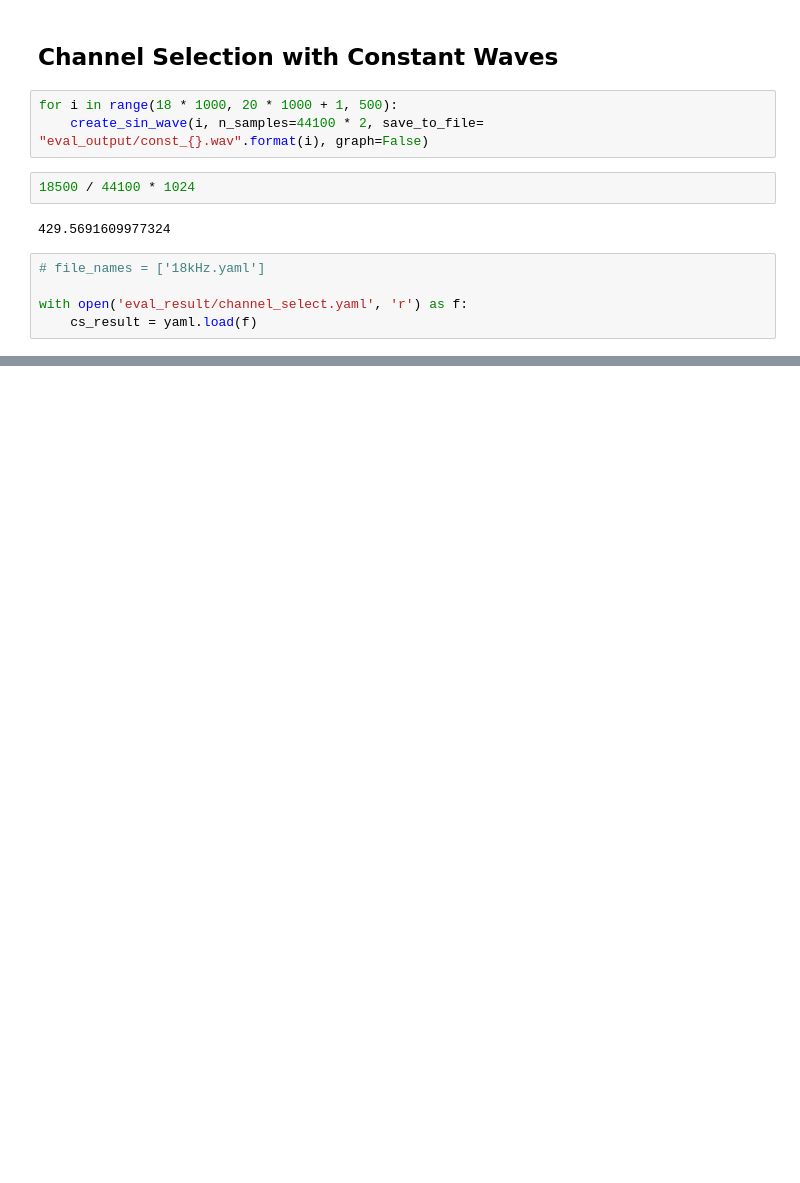
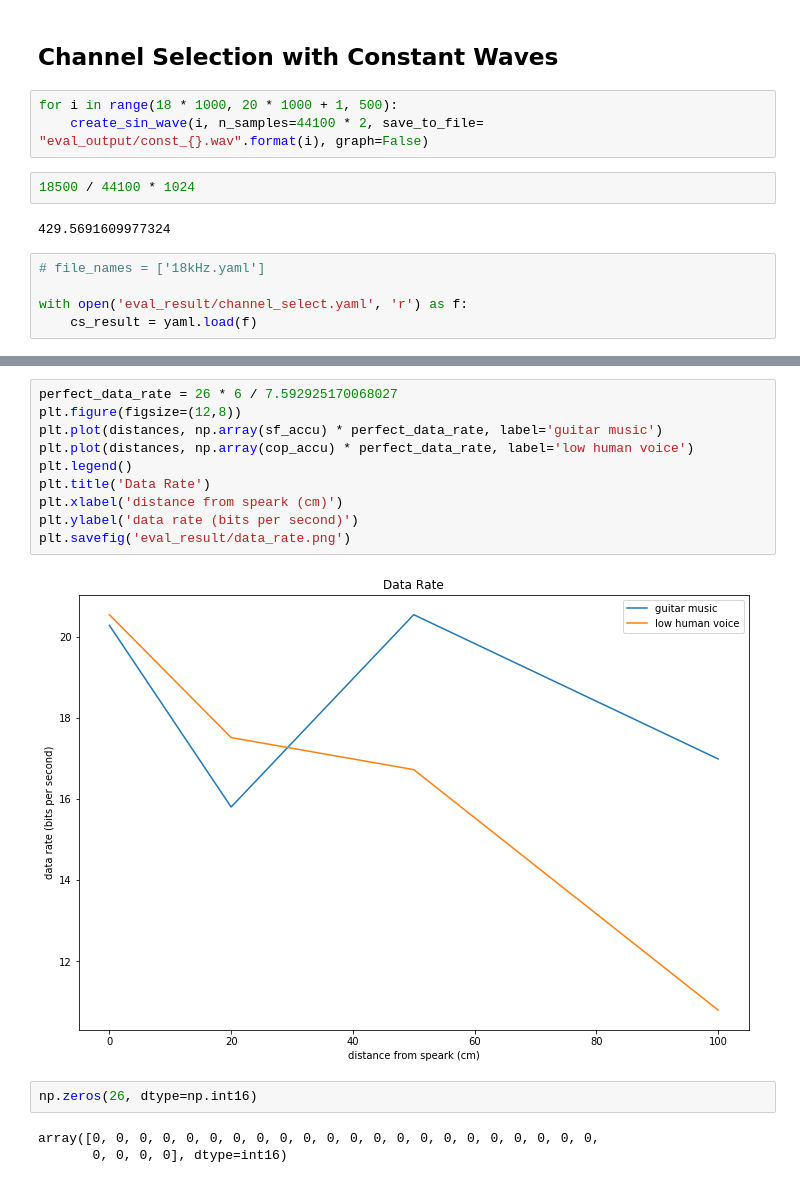
Before and after one commit to liangw6/musical-guacamole, a Jupyter notebook: evaluation.ipynb, the cells around one changed output, grey strips where cells are left out. Cells and saved outputs as stored; diff of their text form; blank space fills up the shorter version.

```diff
--- a/evaluation.ipynb
+++ b/evaluation.ipynb
@@ -113,0 +293,17 @@ plt.legend()
+# %%
+perfect_data_rate = 26 * 6 / 7.592925170068027
+plt.figure(figsize=(12,8))
+plt.plot(distances, np.array(sf_accu) * perfect_data_rate, label='guitar music')
+plt.plot(distances, np.array(cop_accu) * perfect_data_rate, label='low human voice')
+plt.legend()
+plt.title('Data Rate')
+plt.xlabel('distance from speark (cm)')
+plt.ylabel('data rate (bits per second)')
+plt.savefig('eval_result/data_rate.png')
+# %% [output]
+[figure, added]
+# %%
+np.zeros(26, dtype=np.int16)
+# %% [output]
+array([0, 0, 0, 0, 0, 0, 0, 0, 0, 0, 0, 0, 0, 0, 0, 0, 0, 0, 0, 0, 0, 0,
+       0, 0, 0, 0], dtype=int16)
```
Also changed, not shown: parts of 9 cells of this notebook, 16 other files.
